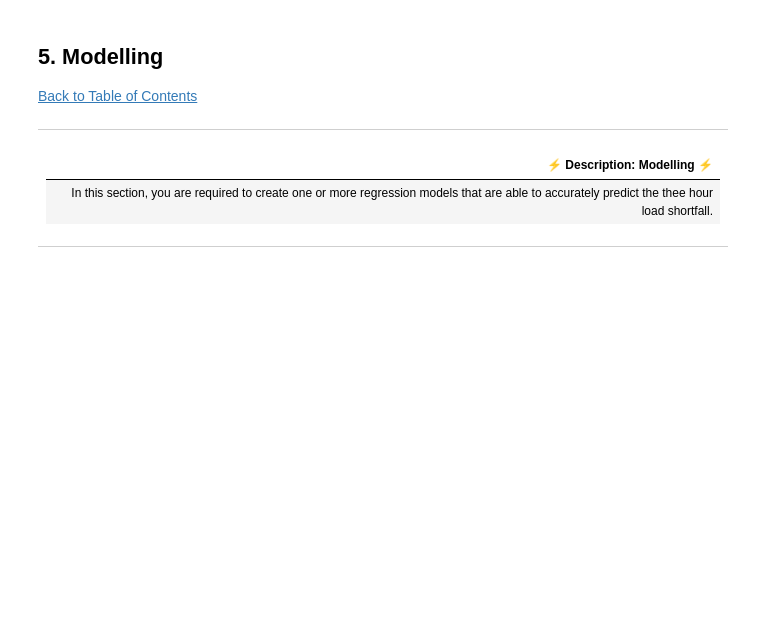
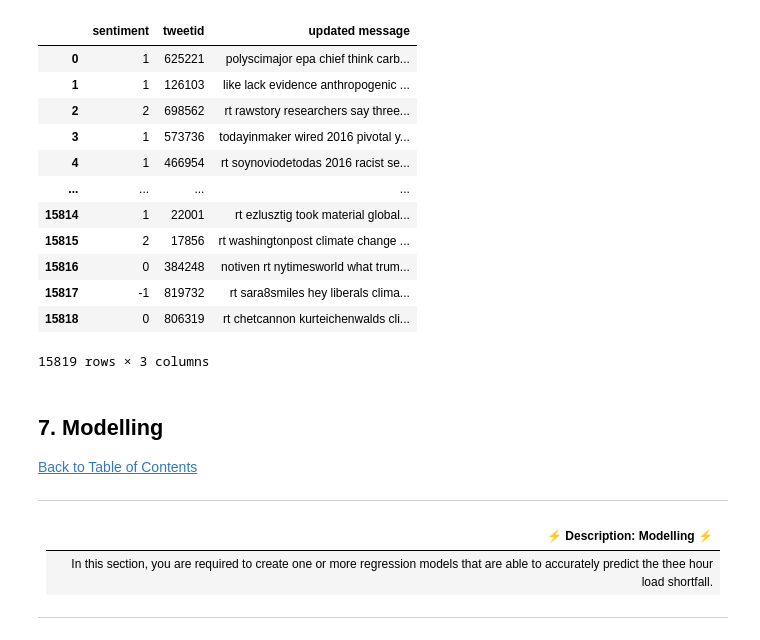
Before and after one commit to Classifix/Classifix, a Jupyter notebook: Advanced_Classification/starter-notebook.ipynb, the cells around one changed output. Saved outputs shown, nothing was run; the diff lists cells and outputs as text; code cells hidden in the pictures; blank space fills up the shorter version.

```diff
--- a/Advanced_Classification/starter-notebook.ipynb
+++ b/Advanced_Classification/starter-notebook.ipynb
@@ -108,2 +234,8 @@ df.head()
 # %%
-# plot relevant feature interactions
+# removing punctuation
+
+def remove_stopwords(text):
+    stop_words = set(stopwords.words('english'))
+    tokens = text.split()
+    filtered_tokens = [word for word in tokens if word.lower() not in stop_words]
+    return ' '.join(filtered_tokens)
@@ -113,0 +242,10 @@ df.head()
+# %%
+train['updated message'] = train['message'].apply(remove_stopwords)
+# %%
+def remove_punctuation(post):
+    return ''.join([l for l in post if l not in string.punctuation])
+# %%
+# Create and Check if a new column contains messages with no punxtuations
+# Make the test lower case
+train['updated message'] = train['updated message'].apply(remove_punctuation).str.lower()
+train['updated message'].iloc[0]
@@ -127,4 +361,21 @@ df.head()
 # %%
 # remove missing values/ features
+# Remove the column message
+train = train.drop('message', axis = 1)
+train
+# %% [output]
+|  | sentiment | tweetid | updated message |
+| 0 | 1 | 625221 | polyscimajor epa chief think carb... |
+| 1 | 1 | 126103 | like lack evidence anthropogenic ... |
+| 2 | 2 | 698562 | rt rawstory researchers say three... |
+| 3 | 1 | 573736 | todayinmaker wired 2016 pivotal y... |
+| 4 | 1 | 466954 | rt soynoviodetodas 2016 racist se... |
+| ... | ... | ... | ... |
+| 15814 | 1 | 22001 | rt ezlusztig took material global... |
+| 15815 | 2 | 17856 | rt washingtonpost climate change ... |
+| 15816 | 0 | 384248 | notiven rt nytimesworld what trum... |
+| 15817 | -1 | 819732 | rt sara8smiles hey liberals clima... |
+| 15818 | 0 | 806319 | rt chetcannon kurteichenwalds cli... |
+15819 rows × 3 columns
 # %%
 # create new features
@@ -133,6 +389,6 @@ df.head()
 # %% [markdown]
-<a id="five"></a>
-## 5. Modelling
+<a id="seven"></a>
+## 7. Modelling
 <a class="anchor" id="1.1"></a>
 <a href=#cont>Back to Table of Contents</a>
 
```
Also changed, not shown: parts of 33 cells of this notebook.
